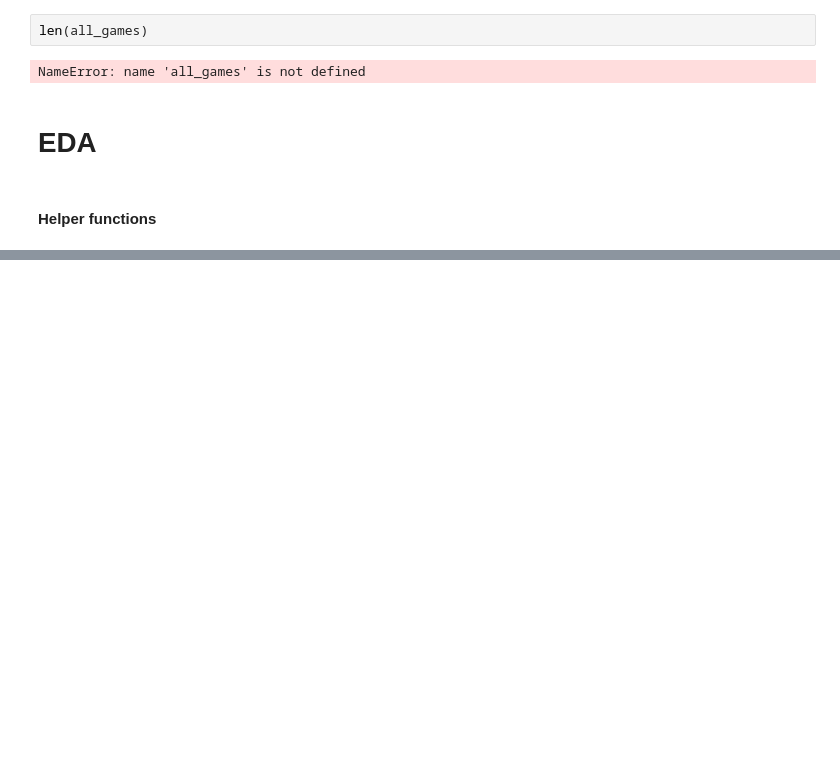
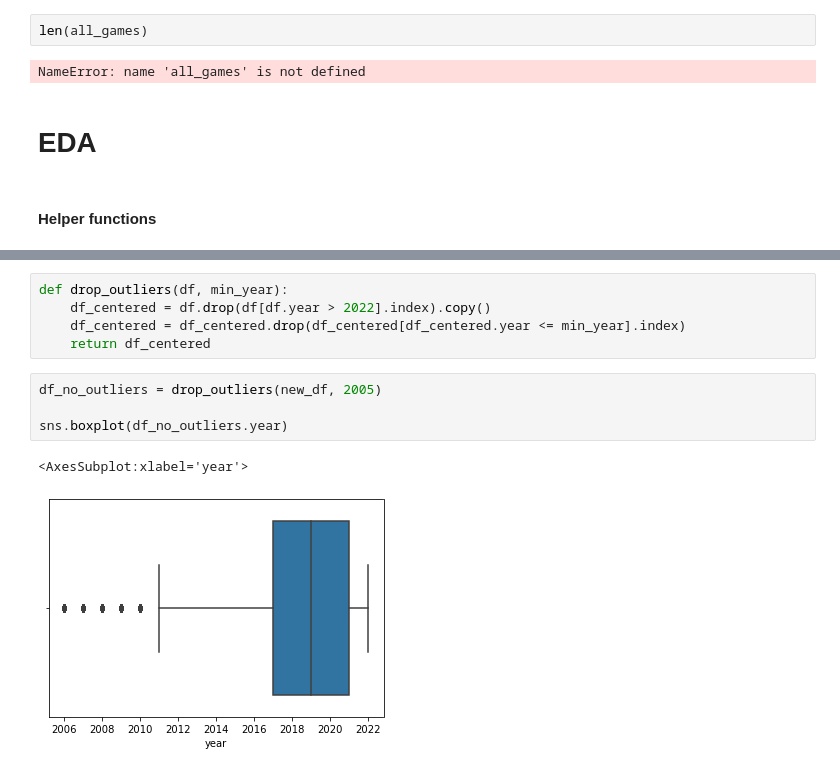
Before and after one commit to YuvalAvishid/Game_Discount_Predictor, a Jupyter notebook: Game_On_Sale.ipynb, the cells around one changed output, grey strips where cells are left out. Saved outputs shown, nothing was run; the diff lists cells and outputs as text; blank space fills up the shorter version.

```diff
--- a/Game_On_Sale.ipynb
+++ b/Game_On_Sale.ipynb
@@ -548,0 +602,12 @@ We will have to adjust our data and balance it by duplicating the games data wit
+# %%
+def drop_outliers(df, min_year):
+    df_centered = df.drop(df[df.year > 2022].index).copy()
+    df_centered = df_centered.drop(df_centered[df_centered.year <= min_year].index)
+    return df_centered
+# %%
+df_no_outliers = drop_outliers(new_df, 2005)
+
+sns.boxplot(df_no_outliers.year)
+# %% [output]
+<AxesSubplot:xlabel='year'>
+[figure, added]
```
Also changed, not shown: parts of 51 cells of this notebook.
